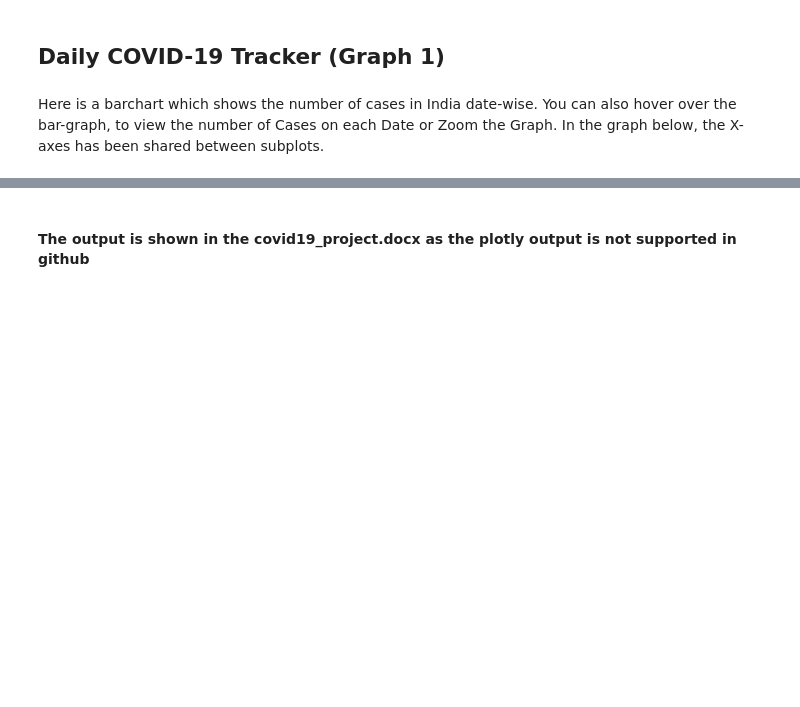
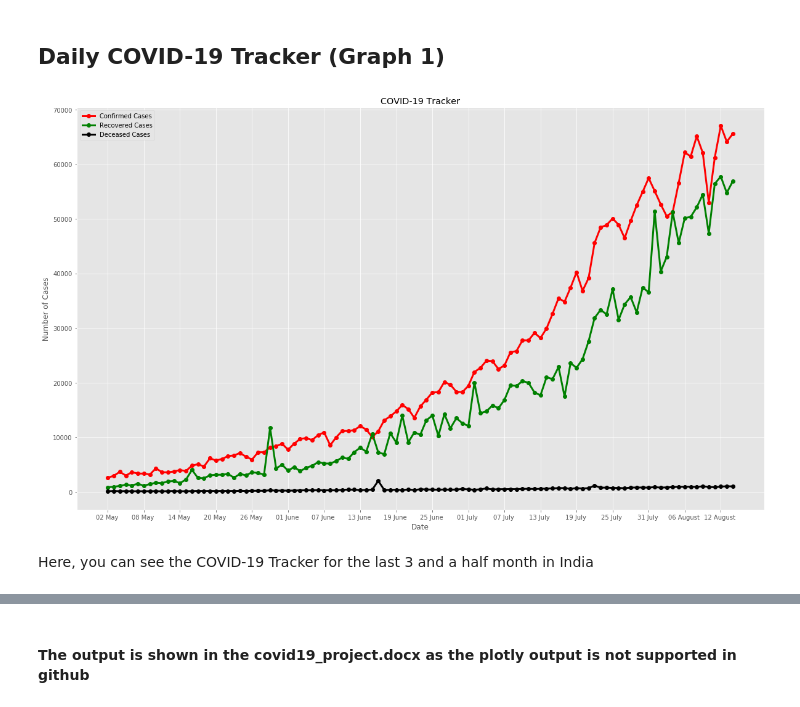
Before and after one commit to shlokadaga/covid19-tracker, a Jupyter notebook: Covid19_project.ipynb, the cells around one changed output, grey strips where cells are left out. Cells and saved outputs as stored; diff of their text form; code cells hidden in the pictures; blank space fills up the shorter version.

```diff
--- a/Covid19_project.ipynb
+++ b/Covid19_project.ipynb
@@ -65,9 +66,33 @@ abc
 # %% [markdown]
 ## Daily COVID-19 Tracker (Graph 1)
-# %% [markdown]
-Here is a barchart which shows the number of cases in India date-wise.
-You can also hover over the bar-graph, to view the number of Cases on each Date or Zoom the Graph.
-In the graph below, the X-axes has been shared between subplots.
+# %%
+plt.style.use('ggplot')
+plt.figure(figsize=(20,12))
+df=df.tail(105)
+xdate = ['21 April', '4 May', '18 May', '1 June', '1 July']
+color1 = ['#B6B10D', '#32A8A4', '#298315', '#CF0FCC', '#B20B4D']
+lockdown = ['Lockdown-2', 'Lockdown-3', 'Lockdown-4', 'Lockdown-5', 'Lockdown-6']
+
+
+plt.plot(df.Date,df.Confirmed_Cases,linewidth=3,linestyle='-',marker='o',color='red',label='Confirmed Cases')
+plt.plot(df.Date, df.Recovered_Cases, linewidth=3,linestyle='-', marker='o', color='green',label='Recovered Cases')
+plt.plot(df.Date, df.Deceased_Cases,linewidth=3, linestyle='-', marker='o', color='black',label='Deceased Cases')
+plt.title('COVID-19 Tracker')
+
+
+
+plt.legend()
+plt.xlabel('Date')
+plt.ylabel('Number of Cases')
+plt.xticks(df.Date[::6])
+plt.legend(loc='upper left')
+plt.grid(True)
+
+plt.show()
+# %% [output]
+[figure, added]
+# %% [markdown]
+Here, you can see the COVID-19 Tracker for the last 3 and a half month in India
 # %%
 df=df.tail(105)
 fig=make_subplots(rows=2,cols=2,shared_xaxes=True)
```
Also changed, not shown: parts of 8 cells of this notebook.
